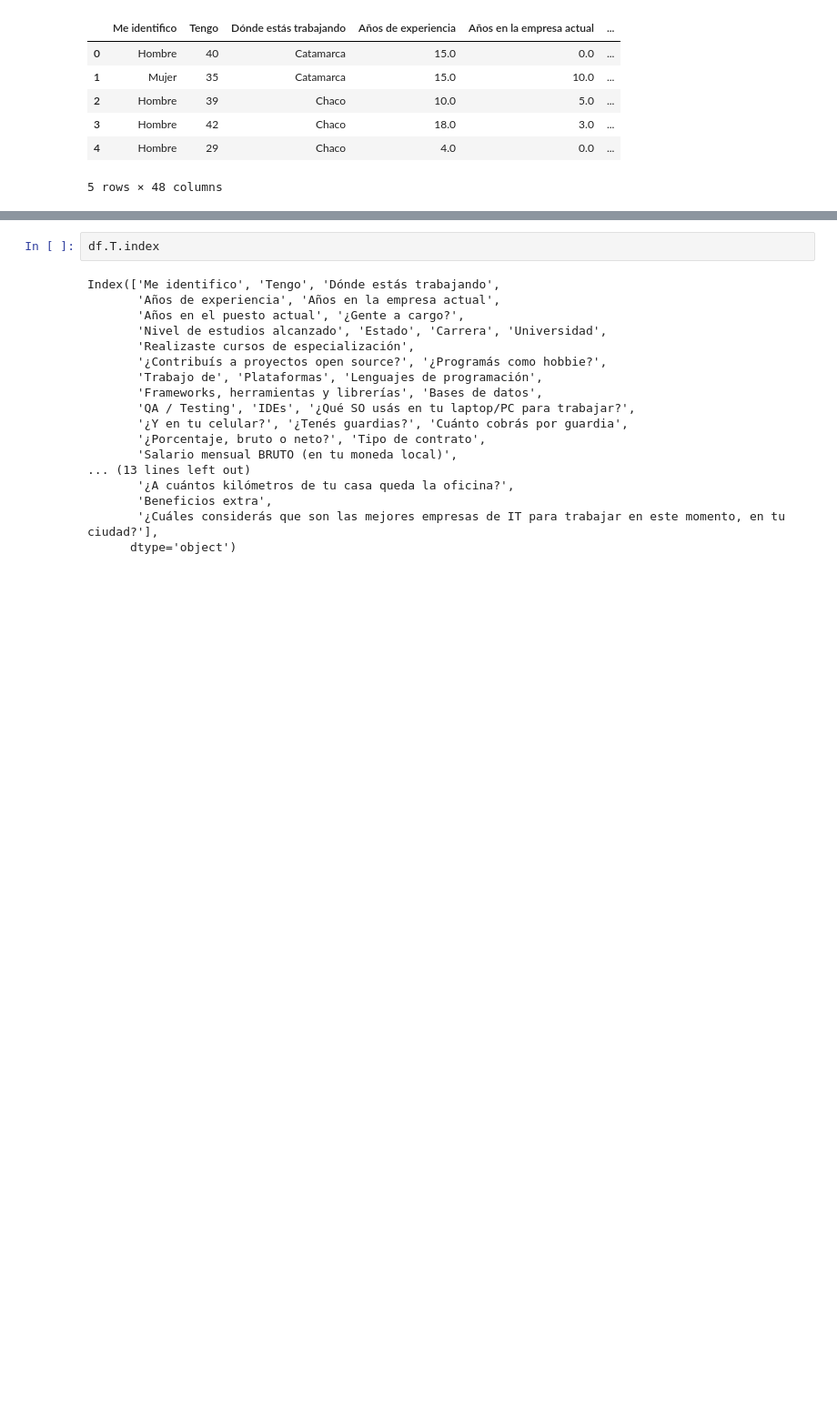
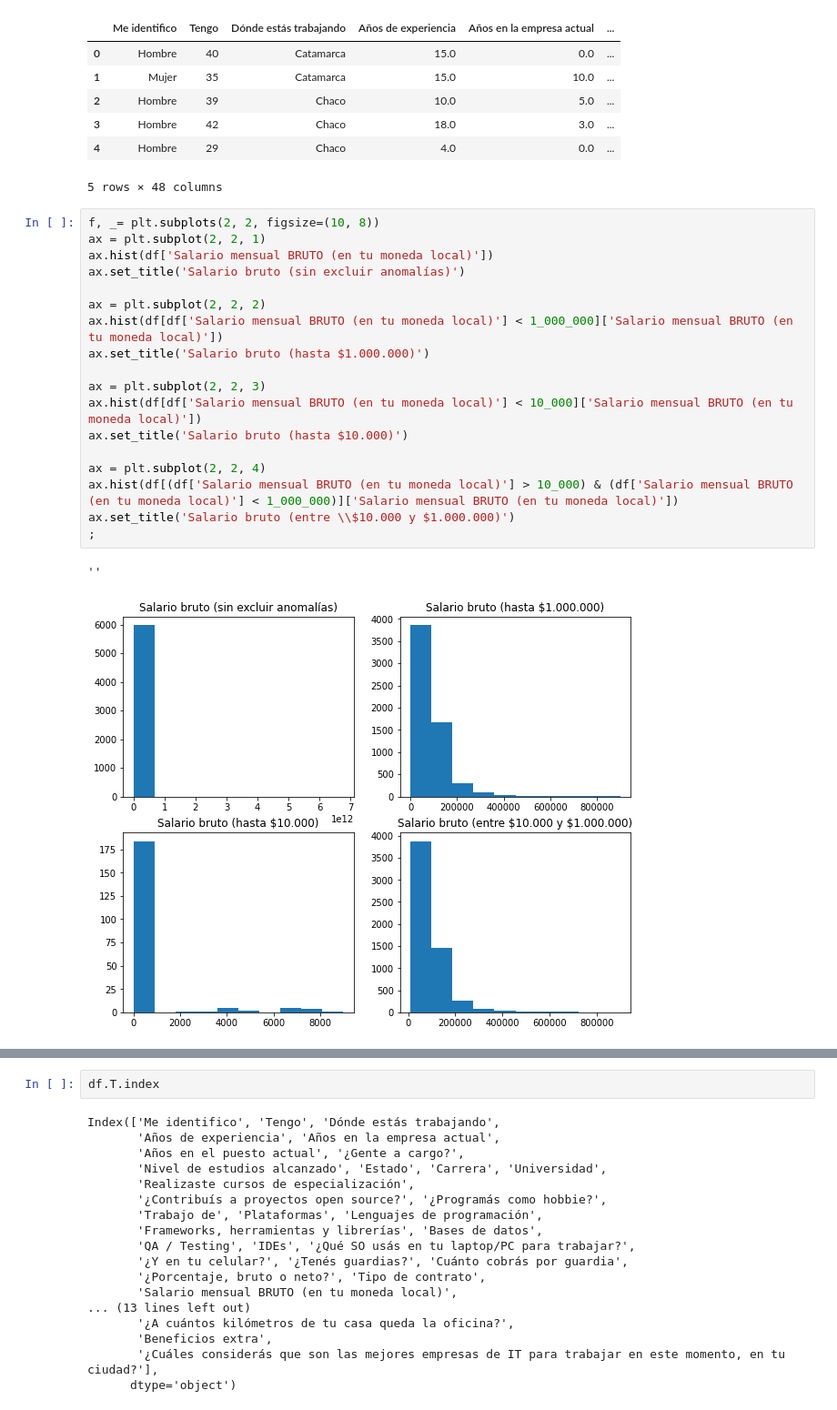
Before and after one commit to seppo0010/sysarmy-sueldos-2020.1, a Jupyter notebook: notebook/Predicción de sueldo.ipynb, the cells around one changed output, grey strips where cells are left out. Shown at 91% size. Drawn from its saved outputs; the diff is of its cells as text; blank space fills up the shorter version.

Commit message:
Charts useful for text

```diff
--- a/notebook/Predicción de sueldo.ipynb
+++ b/notebook/Predicción de sueldo.ipynb
@@ -37,3 +37,24 @@ df.head()
 | 3 | Hombre | 42 | Chaco | 18.0 | 3.0 | ... |
 | 4 | Hombre | 29 | Chaco | 4.0 | 0.0 | ... |
 5 rows × 48 columns
+# %%
+f, _= plt.subplots(2, 2, figsize=(10, 8))
+ax = plt.subplot(2, 2, 1)
+ax.hist(df['Salario mensual BRUTO (en tu moneda local)'])
+ax.set_title('Salario bruto (sin excluir anomalías)')
+
+ax = plt.subplot(2, 2, 2)
+ax.hist(df[df['Salario mensual BRUTO (en tu moneda local)'] < 1_000_000]['Salario mensual BRUTO (en tu moneda local)'])
+ax.set_title('Salario bruto (hasta $1.000.000)')
+
+ax = plt.subplot(2, 2, 3)
+ax.hist(df[df['Salario mensual BRUTO (en tu moneda local)'] < 10_000]['Salario mensual BRUTO (en tu moneda local)'])
+ax.set_title('Salario bruto (hasta $10.000)')
+
+ax = plt.subplot(2, 2, 4)
+ax.hist(df[(df['Salario mensual BRUTO (en tu moneda local)'] > 10_000) & (df['Salario mensual BRUTO (en tu moneda local)'] < 1_000_000)]['Salario mensual BRUTO (en tu moneda local)'])
+ax.set_title('Salario bruto (entre \\$10.000 y $1.000.000)')
+;
+# %% [output]
+''
+[figure, added]
```
Also changed, not shown: parts of 1 cell of this notebook.
